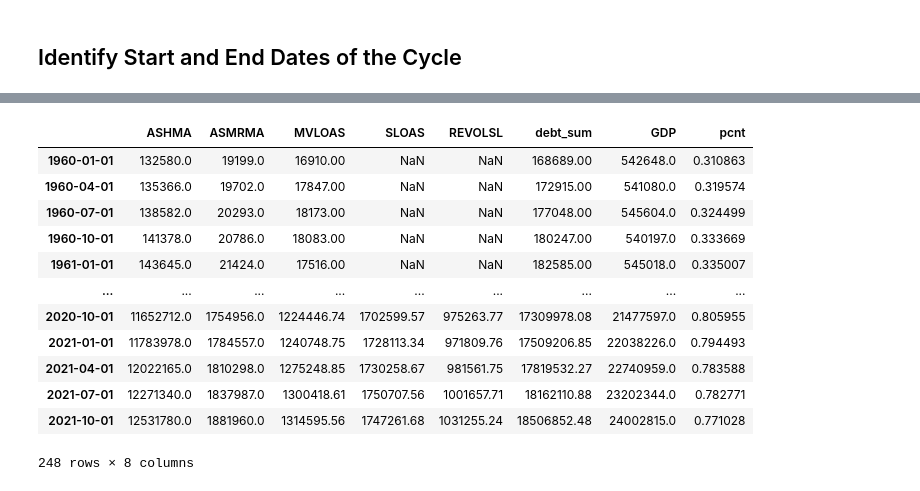
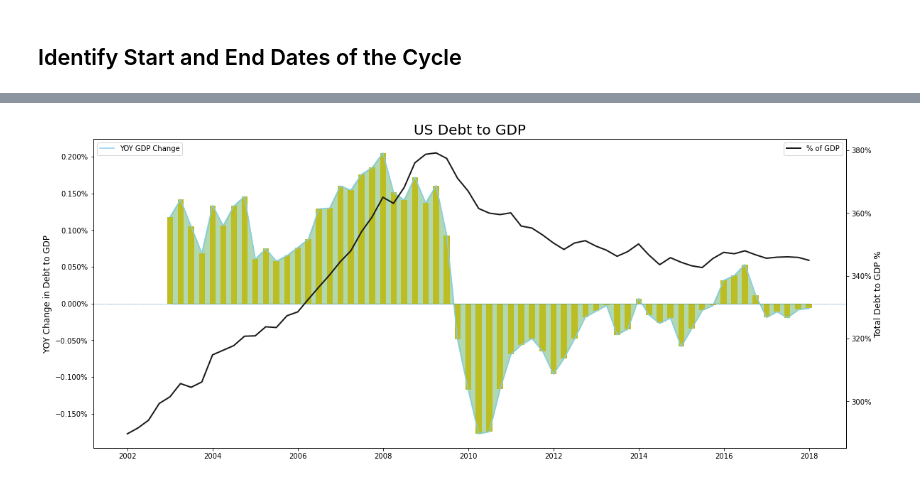
Before and after one commit to bridaniels/Principles_NavigatingBigDebtCrises, a Jupyter notebook: Part1/deflationDebtCycle/01_early.ipynb, the cells around one changed output, grey strips where cells are left out. Saved outputs shown, nothing was run; the diff lists cells and outputs as text; code cells hidden in the pictures.

Commit message:
stacked bar plot -> messsyyy

```diff
--- a/Part1/deflationDebtCycle/01_early.ipynb
+++ b/Part1/deflationDebtCycle/01_early.ipynb
@@ -16,6 +17,4 @@ fred = Fred(api_key=api_key)
 start = '2002-01-01'
 end = '2018-01-01'
 
-#p = dc.BUBBLE_PLOTTING(start=start, end=end)
-
-m = dc.MIXED_BAR_CHART(start=start,end=end)
+p = dc.BUBBLE_PLOTTING(start=start, end=end)
@@ -26,24 +20,0 @@ m.plot_category_debt_to_gdp()
-# %%
-d = dc.BUBBLE()
-
-import pandas as pd
-
-house = d.df_household_debt()
-g = d.df_add_gdp()
-mix = pd.concat([house,g], axis=1, join='outer')
-mix['pcnt'] = mix['debt_sum'] / mix['GDP']
-mix
-# %% [output]
-|  | ASHMA | ASMRMA | MVLOAS | SLOAS | REVOLSL | debt_sum | GDP | pcnt |
-| 1960-01-01 | 132580.0 | 19199.0 | 16910.00 | NaN | NaN | 168689.00 | 542648.0 | 0.310863 |
-| 1960-04-01 | 135366.0 | 19702.0 | 17847.00 | NaN | NaN | 172915.00 | 541080.0 | 0.319574 |
-| 1960-07-01 | 138582.0 | 20293.0 | 18173.00 | NaN | NaN | 177048.00 | 545604.0 | 0.324499 |
-| 1960-10-01 | 141378.0 | 20786.0 | 18083.00 | NaN | NaN | 180247.00 | 540197.0 | 0.333669 |
-| 1961-01-01 | 143645.0 | 21424.0 | 17516.00 | NaN | NaN | 182585.00 | 545018.0 | 0.335007 |
-| ... | ... | ... | ... | ... | ... | ... | ... | ... |
-| 2020-10-01 | 11652712.0 | 1754956.0 | 1224446.74 | 1702599.57 | 975263.77 | 17309978.08 | 21477597.0 | 0.805955 |
-| 2021-01-01 | 11783978.0 | 1784557.0 | 1240748.75 | 1728113.34 | 971809.76 | 17509206.85 | 22038226.0 | 0.794493 |
-| 2021-04-01 | 12022165.0 | 1810298.0 | 1275248.85 | 1730258.67 | 981561.75 | 17819532.27 | 22740959.0 | 0.783588 |
-| 2021-07-01 | 12271340.0 | 1837987.0 | 1300418.61 | 1750707.56 | 1001657.71 | 18162110.88 | 23202344.0 | 0.782771 |
-| 2021-10-01 | 12531780.0 | 1881960.0 | 1314595.56 | 1747261.68 | 1031255.24 | 18506852.48 | 24002815.0 | 0.771028 |
-248 rows × 8 columns
@@ -53,3 +21,5 @@ yoy
 # %%
 
-#p.plot_debt_to_gdp()
+p.plot_debt_to_gdp()
+# %% [output]
+[figure, added]
```
Also changed, not shown: parts of 8 cells of this notebook, 2 other files.
